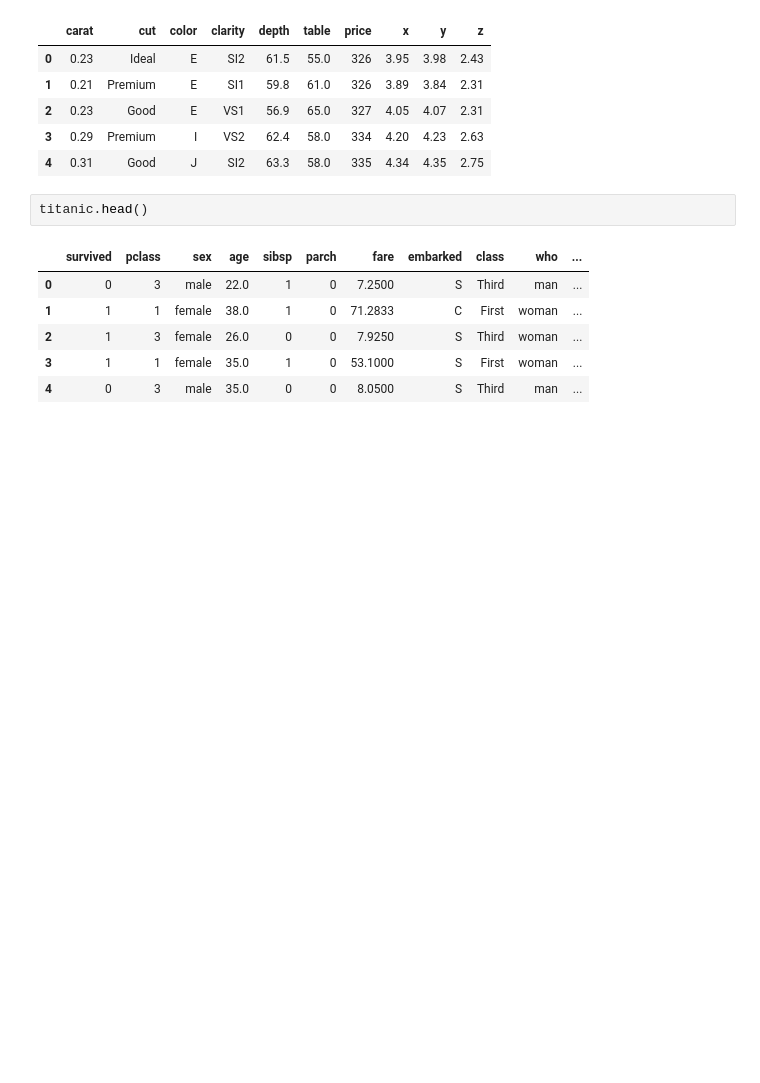
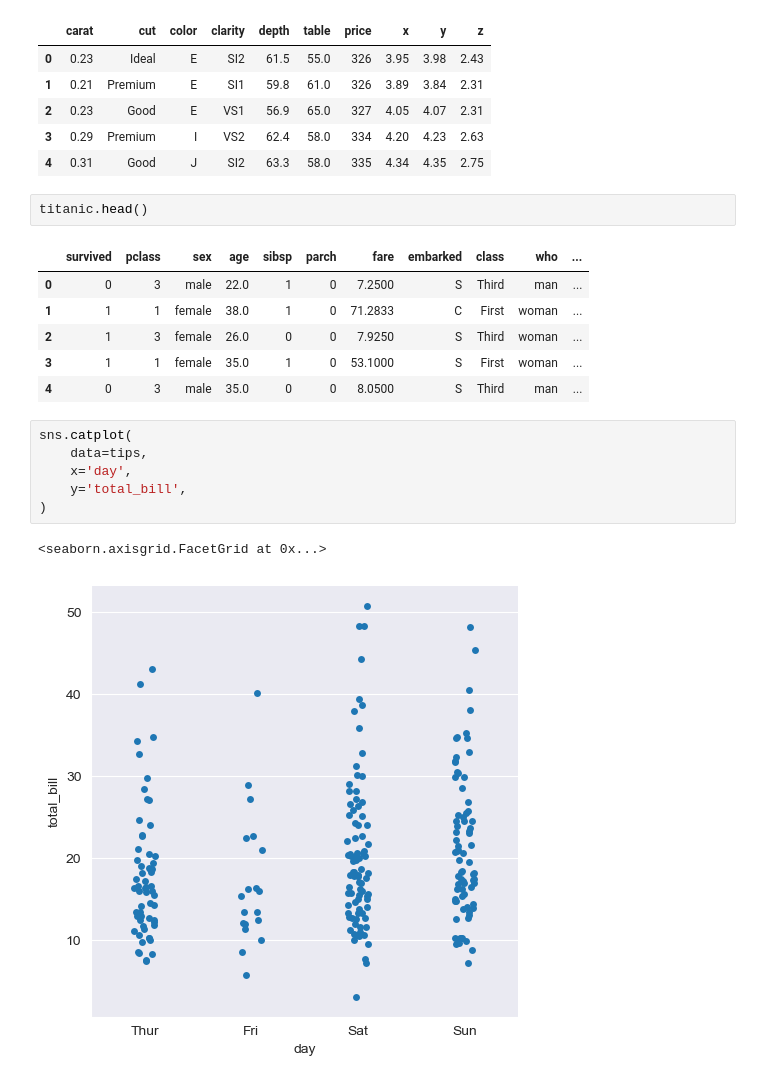
Before and after one commit to ebrahimhossaincse/Seaborn-Fundamentals, a Jupyter notebook: basics/Categorical_Plots.ipynb, the cells around one changed output. Saved outputs shown, nothing was run; the diff lists cells and outputs as text; blank space fills up the shorter version.

Commit message:
add categorical plots

```diff
--- a/basics/Categorical_Plots.ipynb
+++ b/basics/Categorical_Plots.ipynb
@@ -48,3 +48,12 @@ titanic.head()
 | 2 | 1 | 3 | female | 26.0 | 0 | 0 | 7.9250 | S | Third | woman | ... |
 | 3 | 1 | 1 | female | 35.0 | 1 | 0 | 53.1000 | S | First | woman | ... |
 | 4 | 0 | 3 | male | 35.0 | 0 | 0 | 8.0500 | S | Third | man | ... |
+# %%
+sns.catplot(
+    data=tips,
+    x='day',
+    y='total_bill',
+)
+# %% [output]
+<seaborn.axisgrid.FacetGrid at 0x...>
+[figure, added]
```
Also changed, not shown: parts of 5 cells of this notebook.
